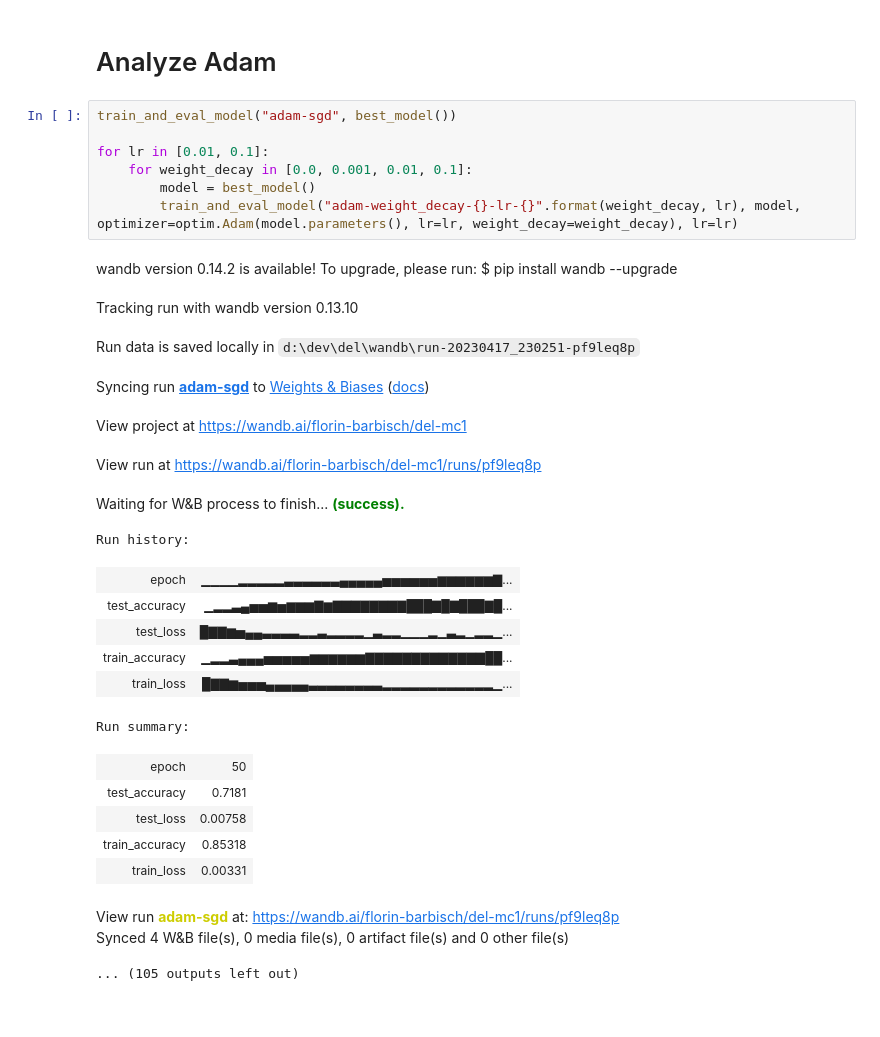
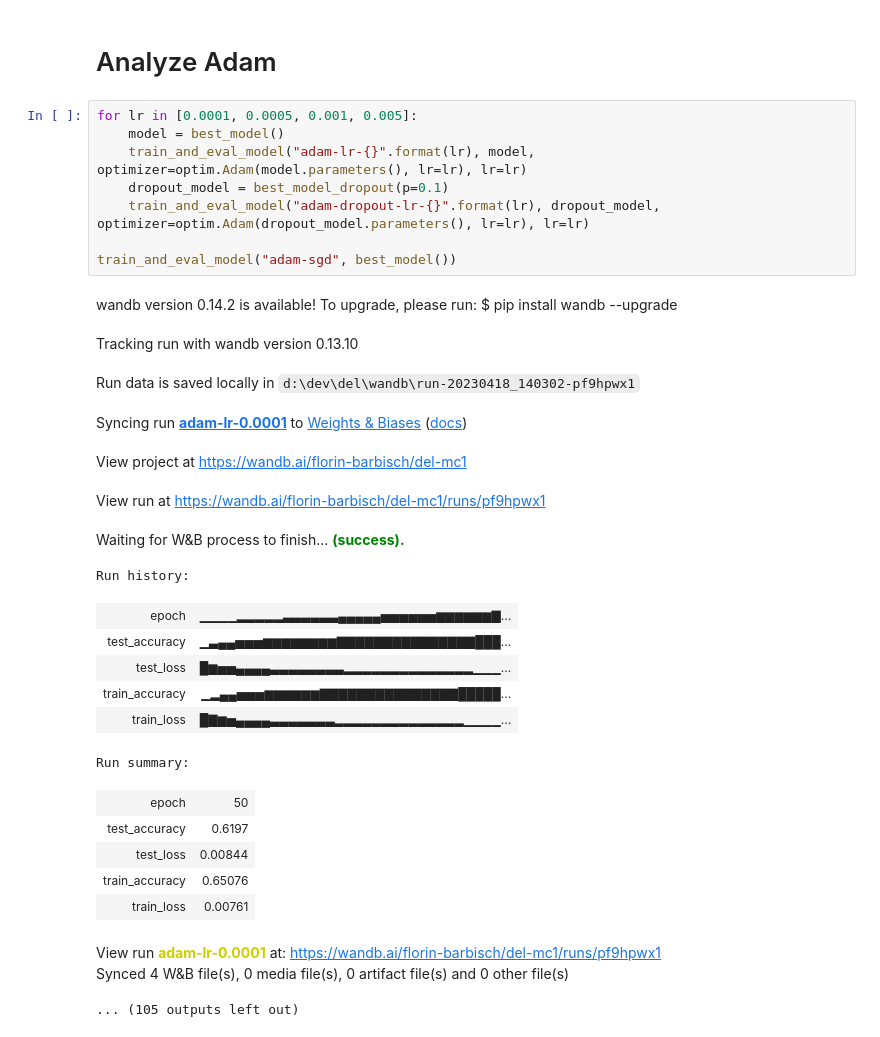
Before and after one commit to florinbarbisch/del, a Jupyter notebook: mc1.ipynb, the cells around one changed output. Saved outputs shown, nothing was run; the diff lists cells and outputs as text.

Commit message:
Run adam

```diff
--- a/mc1.ipynb
+++ b/mc1.ipynb
@@ -776,32 +772,33 @@ Synced 4 W&B file(s), 0 media file(s), 0 artifact file(s) and 0 other file(s)
 # %% [markdown]
 # Analyze Adam
 # %%
+for lr in [0.0001, 0.0005, 0.001, 0.005]:
+    model = best_model()
+    train_and_eval_model("adam-lr-{}".format(lr), model, optimizer=optim.Adam(model.parameters(), lr=lr), lr=lr)
+    dropout_model = best_model_dropout(p=0.1)
+    train_and_eval_model("adam-dropout-lr-{}".format(lr), dropout_model, optimizer=optim.Adam(dropout_model.parameters(), lr=lr), lr=lr)
+
 train_and_eval_model("adam-sgd", best_model())
-
-for lr in [0.01, 0.1]:
-    for weight_decay in [0.0, 0.001, 0.01, 0.1]:
-        model = best_model()
-        train_and_eval_model("adam-weight_decay-{}-lr-{}".format(weight_decay, lr), model, optimizer=optim.Adam(model.parameters(), lr=lr, weight_decay=weight_decay), lr=lr)
 # %% [output]
 wandb version 0.14.2 is available! To upgrade, please run: $ pip install wandb --upgrade
 Tracking run with wandb version 0.13.10
-Run data is saved locally in d:\dev\del\wandb\run-20230417_230251-pf9leq8p
+Run data is saved locally in d:\dev\del\wandb\run-20230418_140302-pf9hpwx1
-Syncing run adam-sgd to Weights & Biases (docs)
+Syncing run adam-lr-0.0001 to Weights & Biases (docs)
 View project at https://wandb.ai/florin-barbisch/del-mc1
-View run at https://wandb.ai/florin-barbisch/del-mc1/runs/pf9leq8p
+View run at https://wandb.ai/florin-barbisch/del-mc1/runs/pf9hpwx1
 Waiting for W&B process to finish... (success).
 Run history:
 | epoch | ▁▁▁▁▂▂▂▂▂▃▃▃▃▃▃▄▄▄▄▄▅▅▅▅▅▅▆▆▆▆▆▆▇... |
-| test_accuracy | ▁▂▂▃▄▅▅▆▅▆▆▆▇▆▇▇▇▇▇▇▇▇███▇█▇███▇█... |
-| test_loss | █▇▇▆▅▄▄▃▃▃▃▂▂▃▂▂▂▂▁▃▂▂▁▁▁▂▁▃▂▁▂▂▁... |
-| train_accuracy | ▁▂▂▃▄▄▄▅▅▅▅▅▆▆▆▆▆▆▇▇▇▇▇▇▇▇▇▇▇▇▇██... |
-| train_loss | █▇▇▆▅▅▅▄▄▄▄▄▃▃▃▃▃▃▃▃▂▂▂▂▂▂▂▂▂▂▂▂▁... |
+| test_accuracy | ▁▃▄▄▅▅▅▆▆▆▆▆▆▆▆▇▇▇▇▇▇▇▇▇▇▇▇▇▇▇███... |
+| test_loss | █▆▅▅▄▄▄▄▃▃▃▃▃▃▃▃▂▂▂▂▂▂▂▂▂▂▂▂▂▂▁▁▁... |
+| train_accuracy | ▁▂▄▄▅▅▅▆▆▆▆▆▆▇▇▇▇▇▇▇▇▇▇▇▇▇▇▇█████... |
+| train_loss | █▇▆▅▄▄▄▄▃▃▃▃▃▃▃▂▂▂▂▂▂▂▂▂▂▂▂▂▂▁▁▁▁... |
 Run summary:
 | epoch | 50 |
-| test_accuracy | 0.7181 |
-| test_loss | 0.00758 |
-| train_accuracy | 0.85318 |
-| train_loss | 0.00331 |
+| test_accuracy | 0.6197 |
+| test_loss | 0.00844 |
+| train_accuracy | 0.65076 |
+| train_loss | 0.00761 |
-View run adam-sgd at: https://wandb.ai/florin-barbisch/del-mc1/runs/pf9leq8p
+View run adam-lr-0.0001 at: https://wandb.ai/florin-barbisch/del-mc1/runs/pf9hpwx1
 Synced 4 W&B file(s), 0 media file(s), 0 artifact file(s) and 0 other file(s)
 ... (105 outputs left out)
```
Also changed, not shown: parts of 1 cell of this notebook.
